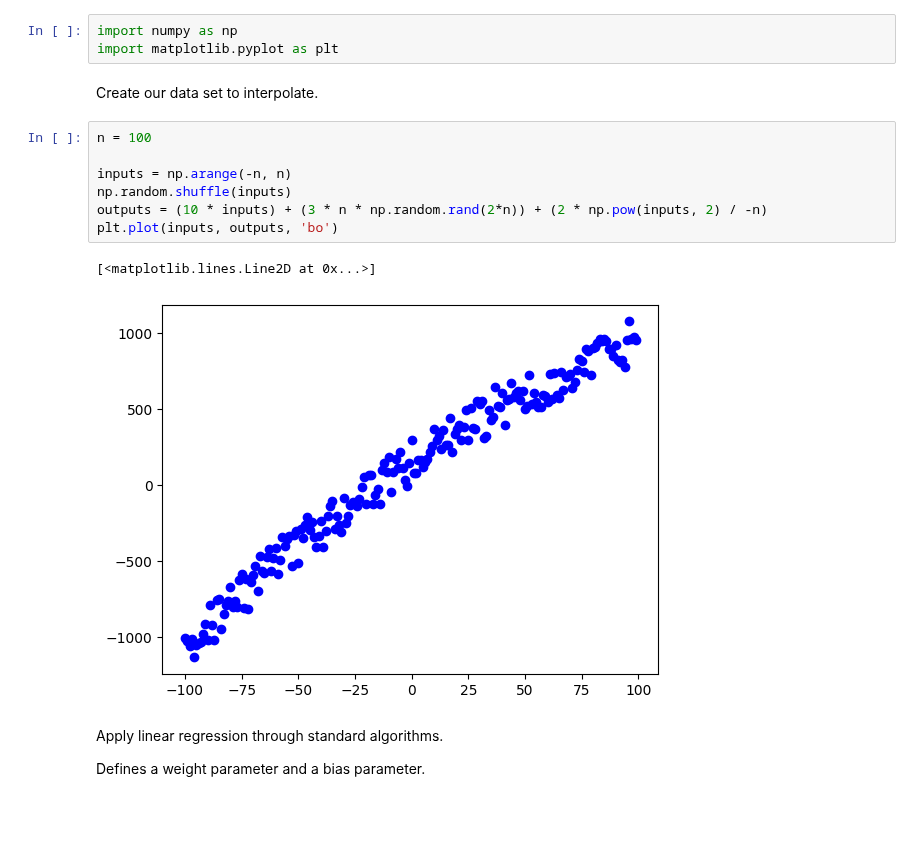
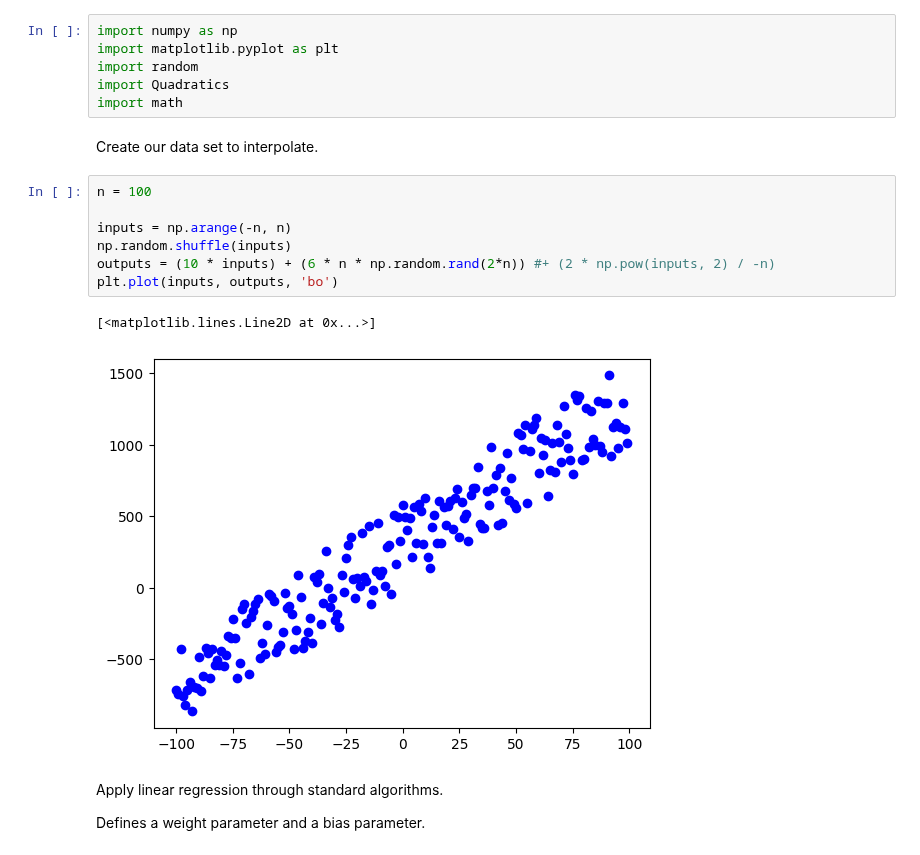
Before and after one commit to Aisihe/nDimensionalEquationFinder, a Jupyter notebook: Application.ipynb, the cells around one changed output. Saved outputs shown, nothing was run; the diff lists cells and outputs as text; blank space fills up the shorter version.

```diff
--- a/Application.ipynb
+++ b/Application.ipynb
@@ -1,18 +1,21 @@
 # %%
 import numpy as np
 import matplotlib.pyplot as plt
+import random
+import Quadratics
+import math
 # %% [markdown]
 Create our data set to interpolate.
 # %%
 n = 100
 
 inputs = np.arange(-n, n)
 np.random.shuffle(inputs)
-outputs = (10 * inputs) + (3 * n * np.random.rand(2*n)) + (2 * np.pow(inputs, 2) / -n)
+outputs = (10 * inputs) + (6 * n * np.random.rand(2*n)) #+ (2 * np.pow(inputs, 2) / -n)
 plt.plot(inputs, outputs, 'bo')
 # %% [output]
 [<matplotlib.lines.Line2D at 0x...>]
-[figure, old version]
+[figure, new version]
 # %% [markdown]
 Apply linear regression through standard algorithms.
 
```
Also changed, not shown: parts of 2 cells of this notebook, 2 other files.
